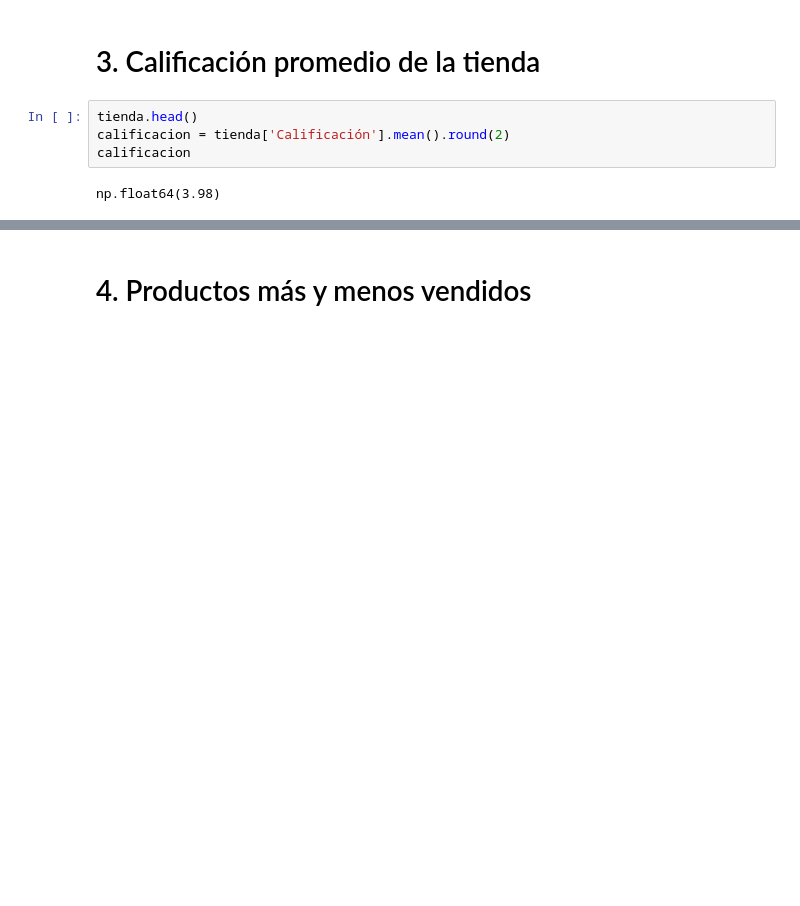
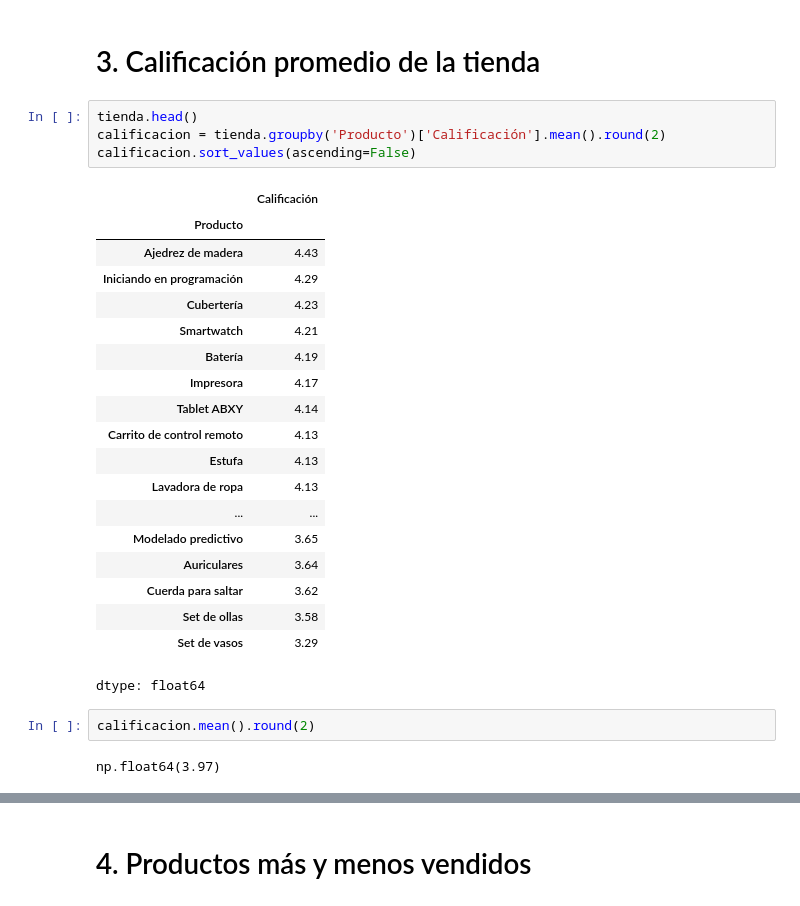
Before and after one commit to Vagoberto10/AluraStore, a Jupyter notebook: AluraStoreLatam.ipynb, the cells around one changed output, grey strips where cells are left out. Saved outputs shown, nothing was run; the diff lists cells and outputs as text; blank space fills up the shorter version.

Commit message:
Actualización hasta las calificaciones promedio por tienda.

```diff
--- a/AluraStoreLatam.ipynb
+++ b/AluraStoreLatam.ipynb
@@ -219,9 +219,31 @@ dtype: int64
 # 3. Calificación promedio de la tienda
 # %%
 tienda.head()
-calificacion = tienda['Calificación'].mean().round(2)
-calificacion
+calificacion = tienda.groupby('Producto')['Calificación'].mean().round(2)
+calificacion.sort_values(ascending=False)
 # %% [output]
+|  | Calificación |
+| Producto |  |
+| Ajedrez de madera | 4.43 |
+| Iniciando en programación | 4.29 |
+| Cubertería | 4.23 |
+| Smartwatch | 4.21 |
+| Batería | 4.19 |
+| Impresora | 4.17 |
+| Tablet ABXY | 4.14 |
+| Carrito de control remoto | 4.13 |
+| Estufa | 4.13 |
+| Lavadora de ropa | 4.13 |
+| ... | ... |
+| Modelado predictivo | 3.65 |
+| Auriculares | 3.64 |
+| Cuerda para saltar | 3.62 |
+| Set de ollas | 3.58 |
+| Set de vasos | 3.29 |
-np.float64(3.98)
+dtype: float64
+# %%
+calificacion.mean().round(2)
+# %% [output]
+np.float64(3.97)
 # %%
 tienda2.head()
```
Also changed, not shown: parts of 6 cells of this notebook.
